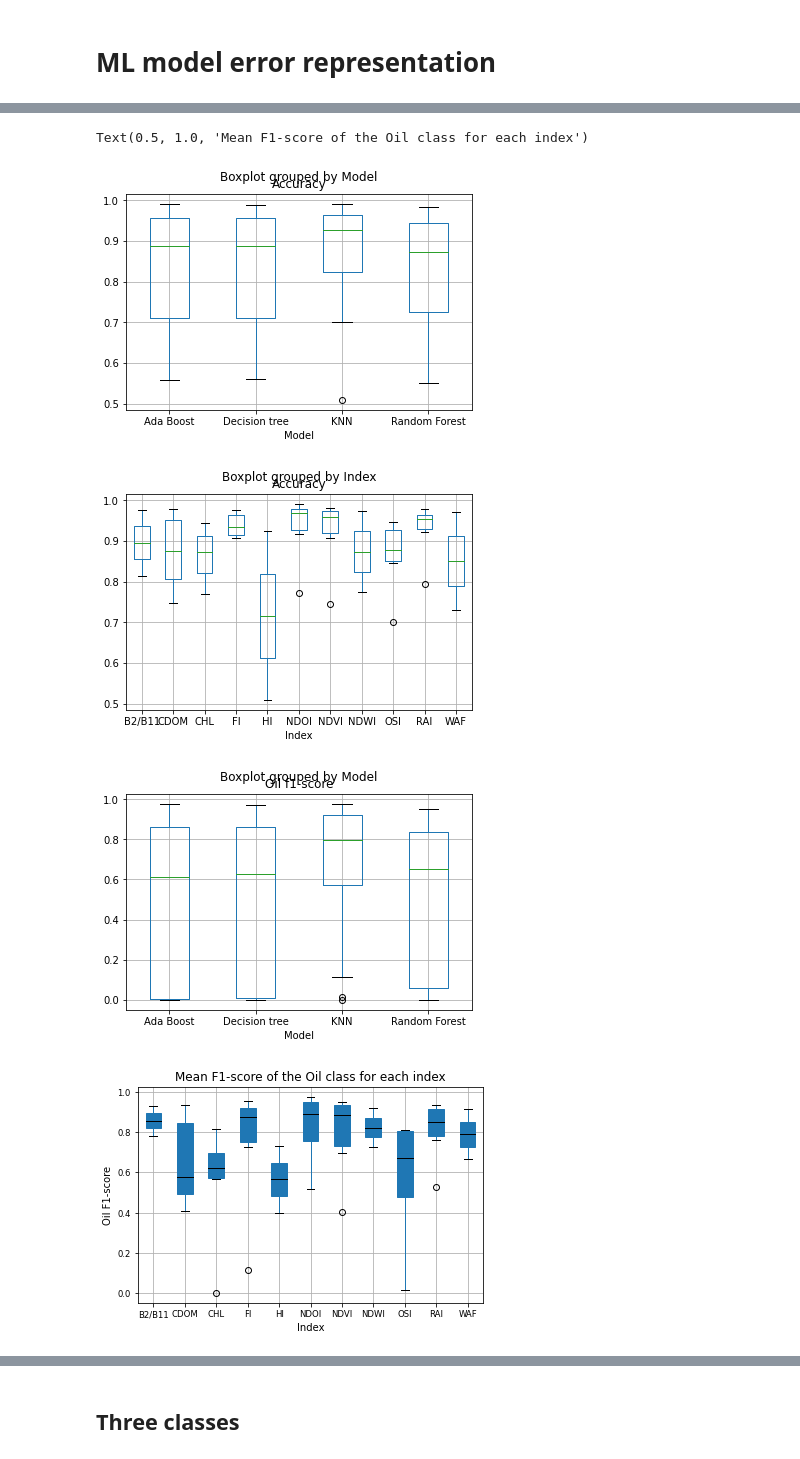
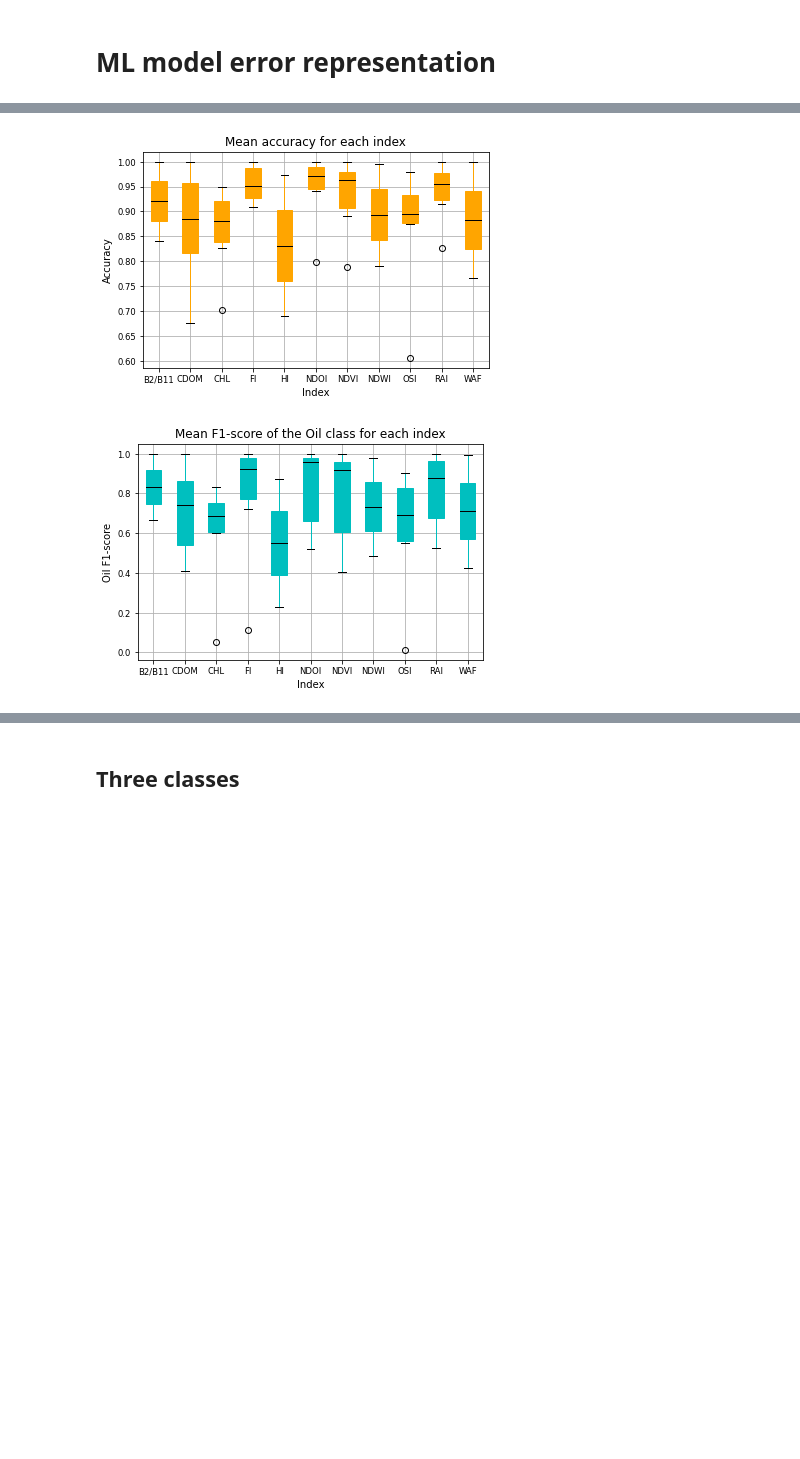
Before and after one commit to AmbarJade/NDOI-index, a Jupyter notebook: Error_representation.ipynb, the cells around one changed output, grey strips where cells are left out. Cells and saved outputs as stored; diff of their text form; code cells hidden in the pictures; blank space fills up the shorter version.

Commit message:
Boxplot color

```diff
--- a/Error_representation.ipynb
+++ b/Error_representation.ipynb
@@ -4,7 +4,7 @@
 import pandas as pd
 import matplotlib.pyplot as plt
 # %%
-df = pd.read_excel(r'data\df_2classes.xlsx')
+df = pd.read_excel(r'data\df_2classes2.xlsx')
 df.head()
 # %% [output]
 |  | Unnamed: 0 | Sensor | Date | Index | Model | Accuracy | Water precision | Water f1-score | ... |
@@ -36,18 +36,18 @@ for i in range(0,len(images)):
 #plt.plot(x_val, y_val, marker='o', linestyle='--')
 #Av_1.plot.line(x = "Index", y = 'Accuracy', color = Av_1.Model.map(col))
 # %%
-df.boxplot(column="Accuracy", by="Model")
-df[df.Model == "KNN"].boxplot(column="Accuracy", by="Index")
+#df.boxplot(column="Accuracy", by="Model")
+#df.boxplot(column="Oil f1-score", by="Model")
 
-df.boxplot(column="Oil f1-score", by="Model")
-df[df.Model == "KNN"].boxplot(column="Oil f1-score", by="Index", patch_artist = True,
-                              medianprops= dict(color= 'k', lw=1), fontsize=8.5)
-plt.ylabel("Oil F1-score")
-plt.suptitle(''); plt.title('Mean F1-score of the Oil class for each index')
+df[df.Model == "KNN"].boxplot(column="Accuracy", by="Index", patch_artist = True, fontsize=8.5,
+                              color = dict(boxes='orange', whiskers='orange', medians='black', caps='black'))
+plt.ylabel("Accuracy"); plt.suptitle(''); plt.title('Mean accuracy for each index')
+#plt.savefig("data/Index_BoxplotAccuracy.eps", bbox_inches='tight',pad_inches = 0)
+
+df[df.Model == "KNN"].boxplot(column="Oil f1-score", by="Index", patch_artist = True,  fontsize=8.5,
+                              color = dict(boxes='c', whiskers='c', medians='black', caps='black'))
+plt.ylabel("Oil F1-score"); plt.suptitle(''); plt.title('Mean F1-score of the Oil class for each index')
 #plt.savefig("data/Index_BoxplotOilF1.eps", bbox_inches='tight',pad_inches = 0)
 # %% [output]
-Text(0.5, 1.0, 'Mean F1-score of the Oil class for each index')
-[figure, old version]
+[figure, new version]
-[figure, old version]
+[figure, new version]
-[figure, removed]
-[figure, removed]
```
Also changed, not shown: parts of 5 cells of this notebook.
